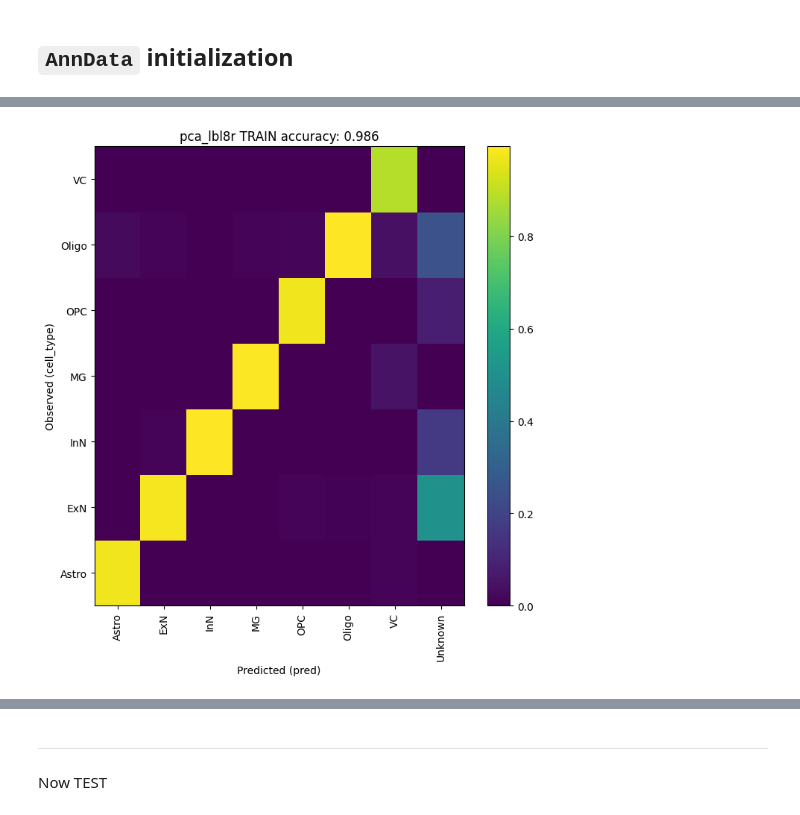
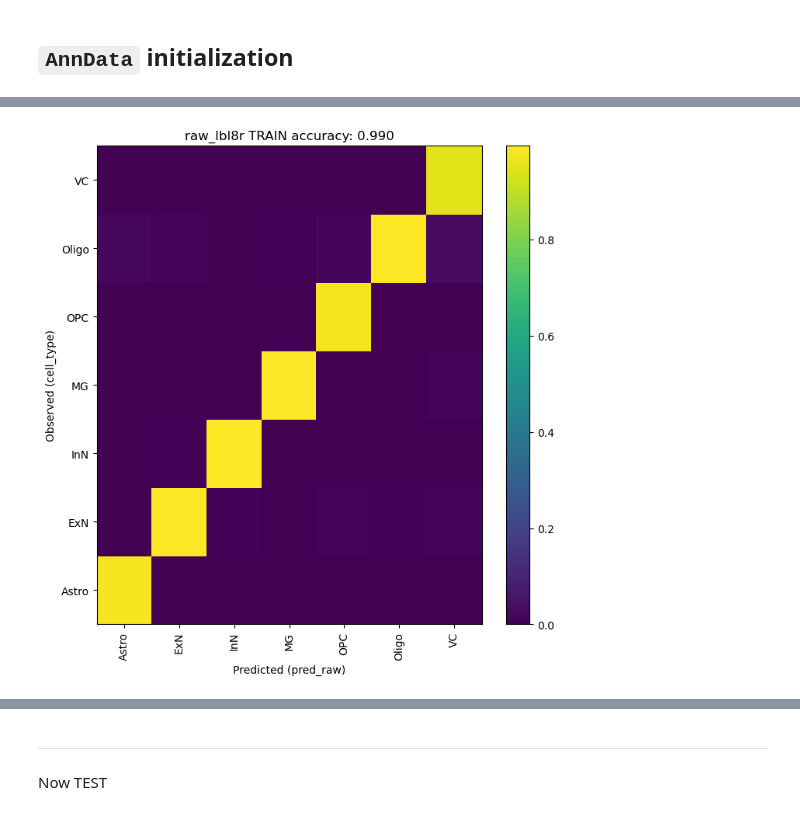
Before and after one commit to ergonyc/labelator, a Jupyter notebook: nbs/e2e_lbl8r.ipynb, the cells around one changed output, grey strips where cells are left out. Drawn from its saved outputs; the diff is of its cells as text; code cells hidden in the pictures.

```diff
--- a/nbs/e2e_lbl8r.ipynb
+++ b/nbs/e2e_lbl8r.ipynb
@@ -130,8 +126,7 @@ XYLENA_TEST = XYLENA_ANNDATA.replace(".h5ad", "_test.h5ad")
 # subsamples = np.random.choice(train_ad.shape[0], 40_000, replace=False)
 # train_ad = train_ad[subsamples,:].copy() # no copy... just alias
 # %%
-
-cell_type_key = 'cell_type'
+CELL_TYPE_KEY = "cell_type"
 # %% [markdown]
 ## model definition
 # %% [markdown]
@@ -159,11 +152,24 @@ AnnData object with n_obs × n_vars = 502085 × 50
 # %%
-labels_key = 'cell_type'
+train_ad.obs["ground_truth"] = train_ad.obs[CELL_TYPE_KEY]
+
+
+PRED_KEY = "pred_raw"
+
+labels_key = CELL_TYPE_KEY
 n_labels = len(train_ad.obs[labels_key].cat.categories)
 LBL8R.setup_anndata(train_ad, labels_key=labels_key)
 
-if lbl8_path.exists() and not retrain:
-    raw_lbl8r = LBL8R.load(lbl8_path,train_ad.copy())
+lbl8r_epochs = 200
+batch_size = 512
+
+if lbl8r_path.exists() and not retrain:
+    raw_lbl8r = LBL8R.load(lbl8r_path, train_ad.copy())
 else:
     raw_lbl8r = LBL8R(train_ad, n_labels=n_labels)
-    raw_lbl8r.train()
+    raw_lbl8r.train(
+        max_epochs=lbl8r_epochs,
+        train_size=0.85,
+        batch_size=batch_size,
+        early_stopping=True,
+    )
 # %% [output]
@@ -171,10 +195,17 @@ INFO     File ../lbl8r_models/LBL8Rpca/model.pt already downloaded
 # %%
-predictions = raw_lbl8r.predict( probs=False, soft=True)
+predictions = raw_lbl8r.predict(probs=False, soft=True)
 
-train_ad = add_predictions_to_adata(train_ad, predictions, insert_key="pred", pred_key="label")
+train_ad = add_predictions_to_adata(
+    train_ad, predictions, insert_key=PRED_KEY, pred_key="label"
+)
 # %%
-
-plot_predictions(train_ad, pred_key="pred", cell_type_key="cell_type", model_name="raw_lbl8r", title_str="TRAIN")
+plot_predictions(
+    train_ad,
+    pred_key=PRED_KEY,
+    cell_type_key=CELL_TYPE_KEY,
+    model_name="raw_lbl8r",
+    title_str="TRAIN",
+)
 # %% [output]
-[figure, old version]
+[figure, new version]
 # %%
```
Also changed, not shown: parts of 38 cells of this notebook, 23 other files.
